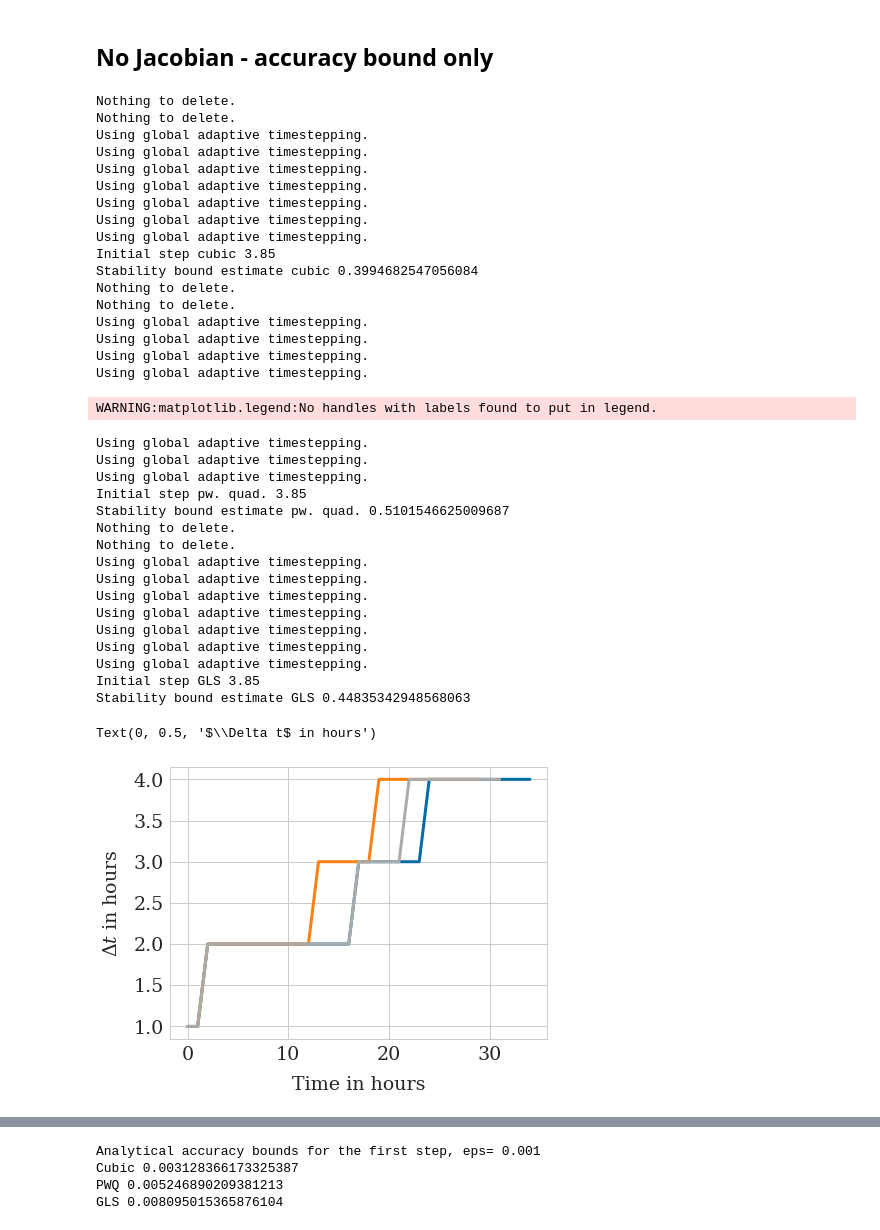
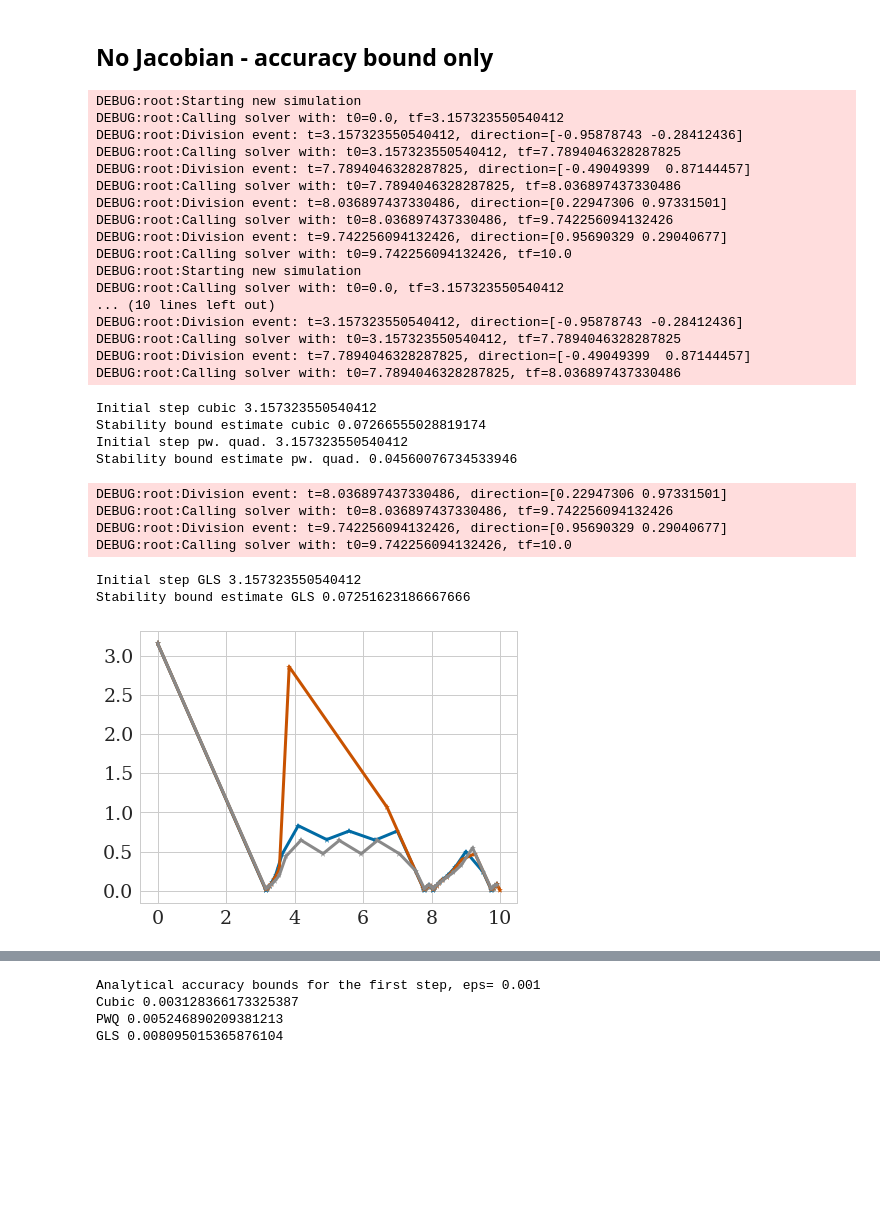
Before and after one commit to somathias/cbmos, a Jupyter notebook: exp-draft_global_adaptivity_monolayer_growth.ipynb, the cells around one changed output, grey strips where cells are left out. Drawn from its saved outputs; the diff is of its cells as text; code cells hidden in the pictures; blank space fills up the shorter version.

```diff
--- a/exp-draft_global_adaptivity_monolayer_growth.ipynb
+++ b/exp-draft_global_adaptivity_monolayer_growth.ipynb
@@ -36,8 +40,7 @@ rA = 1.5   # maximum interaction distance
 dim = 2
 seed=67
 
-dt = 0.05
-t_data = np.arange(0, tf, dt)
+t_data = [0.0, tf]
 
 force_names = ['cubic', 'pw. quad.', 'GLS']
 
@@ -114,73 +118,65 @@ GLS 0.5128205128205129
 # %%
 #plt.plot(t_data, 1.0/gp_cubic*np.ones(len(t_data)), linestyle='--', color=colors['cubic'] )
 #plt.plot(t_data, 1.0/gp_PWQ*np.ones(len(t_data)), linestyle='--', color=colors['pw. quad.'] )
 #plt.plot(t_data, 1.0/gp_GLS*np.ones(len(t_data)), linestyle='--', color=colors['GLS'] )
 
 for force in force_names:
 
     try:
         os.remove('step_sizes'+filename_ending[force]+'.txt')
     except FileNotFoundError:
         print('Nothing to delete.')
     try:
         os.remove('AFs'+filename_ending[force]+'.txt')
     except FileNotFoundError:
         print('Nothing to delete.')
 
     ts, history = models_ef[force].simulate(cell_list, t_data, params[force], {"eps": 0.01,"eta":0.0001, "out": filename_ending[force], 'write_to_file': True}, seed=seed)
     dts = np.loadtxt('step_sizes'+filename_ending[force]+'.txt')
     print('Initial step '+force + ' ' +str(dts[0]))
     print('Stability bound estimate '+force + ' ' +str((dts[-2]+dts[-1])/2.0))
     #ts = np.loadtxt('time_points'+filename_ending[force]+'.txt')
-    plt.plot([len(clt) for clt in history])
-    #plt.plot(ts, dts,'-*', label=force, color=colors[force])
+    #plt.plot([len(clt) for clt in history])
+    plt.plot(ts[:-1], dts,'-*', label=force, color=colors[force])
 
 
 
 
-plt.legend()
-plt.xlabel('Time in hours')
-plt.ylabel('$\Delta t$ in hours')
+#plt.legend()
+#plt.xlabel('Time in hours')
+#plt.ylabel('$\Delta t$ in hours')
 #plt.ylim([-0.1, 1.2])
 #plt.savefig('adaptivity_local_compression_eps0_01.pdf', bbox_inches='tight')
 #plt.savefig('adaptivity_pairwise_relaxation_eps0_01.png', bbox_inches='tight')
 # %% [output]
-Nothing to delete.
-Nothing to delete.
-Using global adaptive timestepping.
-Using global adaptive timestepping.
-Using global adaptive timestepping.
-Using global adaptive timestepping.
-Using global adaptive timestepping.
-Using global adaptive timestepping.
-Using global adaptive timestepping.
-Initial step cubic 3.85
-Stability bound estimate cubic 0.3994682547056084
-Nothing to delete.
-Nothing to delete.
-Using global adaptive timestepping.
-Using global adaptive timestepping.
-Using global adaptive timestepping.
-Using global adaptive timestepping.
+DEBUG:root:Starting new simulation
+DEBUG:root:Calling solver with: t0=0.0, tf=3.157323550540412
+DEBUG:root:Division event: t=3.157323550540412, direction=[-0.95878743 -0.28412436]
+DEBUG:root:Calling solver with: t0=3.157323550540412, tf=7.7894046328287825
+DEBUG:root:Division event: t=7.7894046328287825, direction=[-0.49049399  0.87144457]
+DEBUG:root:Calling solver with: t0=7.7894046328287825, tf=8.036897437330486
+DEBUG:root:Division event: t=8.036897437330486, direction=[0.22947306 0.97331501]
+DEBUG:root:Calling solver with: t0=8.036897437330486, tf=9.742256094132426
+DEBUG:root:Division event: t=9.742256094132426, direction=[0.95690329 0.29040677]
+DEBUG:root:Calling solver with: t0=9.742256094132426, tf=10.0
+DEBUG:root:Starting new simulation
+DEBUG:root:Calling solver with: t0=0.0, tf=3.157323550540412
+... (10 lines left out)
+DEBUG:root:Division event: t=3.157323550540412, direction=[-0.95878743 -0.28412436]
+DEBUG:root:Calling solver with: t0=3.157323550540412, tf=7.7894046328287825
+DEBUG:root:Division event: t=7.7894046328287825, direction=[-0.49049399  0.87144457]
+DEBUG:root:Calling solver with: t0=7.7894046328287825, tf=8.036897437330486
-WARNING:matplotlib.legend:No handles with labels found to put in legend.
+Initial step cubic 3.157323550540412
+Stability bound estimate cubic 0.07266555028819174
+Initial step pw. quad. 3.157323550540412
+Stability bound estimate pw. quad. 0.04560076734533946
-Using global adaptive timestepping.
-Using global adaptive timestepping.
-Using global adaptive timestepping.
-Initial step pw. quad. 3.85
-Stability bound estimate pw. quad. 0.5101546625009687
-Nothing to delete.
-Nothing to delete.
-Using global adaptive timestepping.
-Using global adaptive timestepping.
-Using global adaptive timestepping.
-Using global adaptive timestepping.
-Using global adaptive timestepping.
-Using global adaptive timestepping.
-Using global adaptive timestepping.
-Initial step GLS 3.85
-Stability bound estimate GLS 0.44835342948568063
+DEBUG:root:Division event: t=8.036897437330486, direction=[0.22947306 0.97331501]
+DEBUG:root:Calling solver with: t0=8.036897437330486, tf=9.742256094132426
+DEBUG:root:Division event: t=9.742256094132426, direction=[0.95690329 0.29040677]
+DEBUG:root:Calling solver with: t0=9.742256094132426, tf=10.0
-Text(0, 0.5, '$\\Delta t$ in hours')
+Initial step GLS 3.157323550540412
+Stability bound estimate GLS 0.07251623186667666
-[figure, old version]
+[figure, new version]
 # %%
 plt.plot(ts, [len(clt) for clt in history])
 # %% [output]
```
Also changed, not shown: parts of 9 cells of this notebook, 2 other files.
